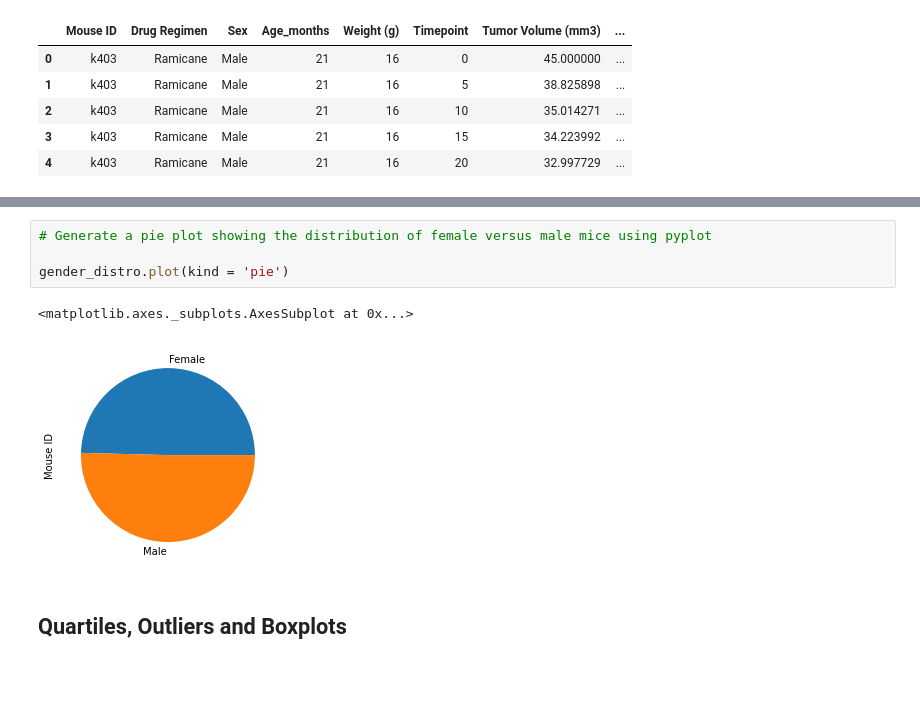
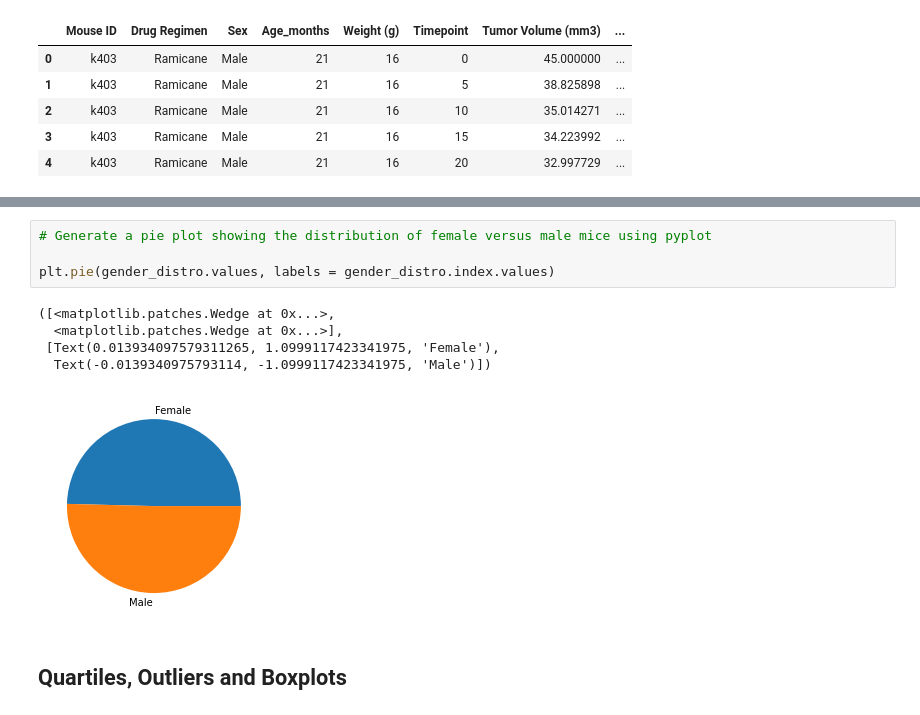
Before and after one commit to schoo424/Matplotlib_Challenge, a Jupyter notebook: pymaceuticals_starter.ipynb, the cells around one changed output, grey strips where cells are left out. Drawn from its saved outputs; the diff is of its cells as text; blank space fills up the shorter version.

```diff
--- a/pymaceuticals_starter.ipynb
+++ b/pymaceuticals_starter.ipynb
@@ -168,10 +190,13 @@ gender_distro.plot.pie()
 # %%
 # Generate a pie plot showing the distribution of female versus male mice using pyplot
 
-gender_distro.plot(kind = 'pie')
+plt.pie(gender_distro.values, labels = gender_distro.index.values)
 # %% [output]
-<matplotlib.axes._subplots.AxesSubplot at 0x...>
+([<matplotlib.patches.Wedge at 0x...>,
+  <matplotlib.patches.Wedge at 0x...>],
+ [Text(0.013934097579311265, 1.0999117423341975, 'Female'),
+  Text(-0.0139340975793114, -1.0999117423341975, 'Male')])
-[figure, old version]
+[figure, new version]
 # %% [markdown]
 ## Quartiles, Outliers and Boxplots
 # %%
```
Also changed, not shown: parts of 11 cells of this notebook.
